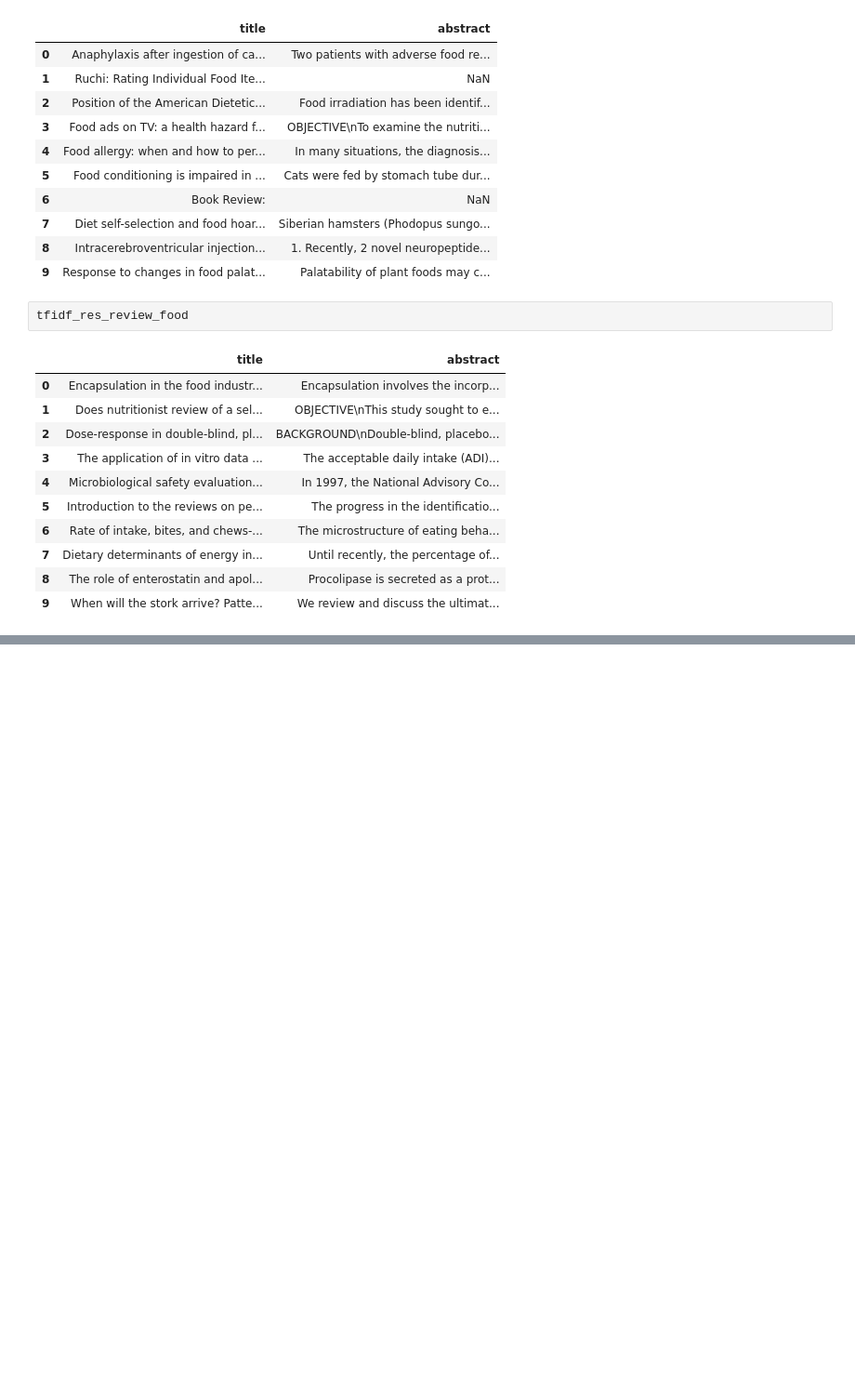
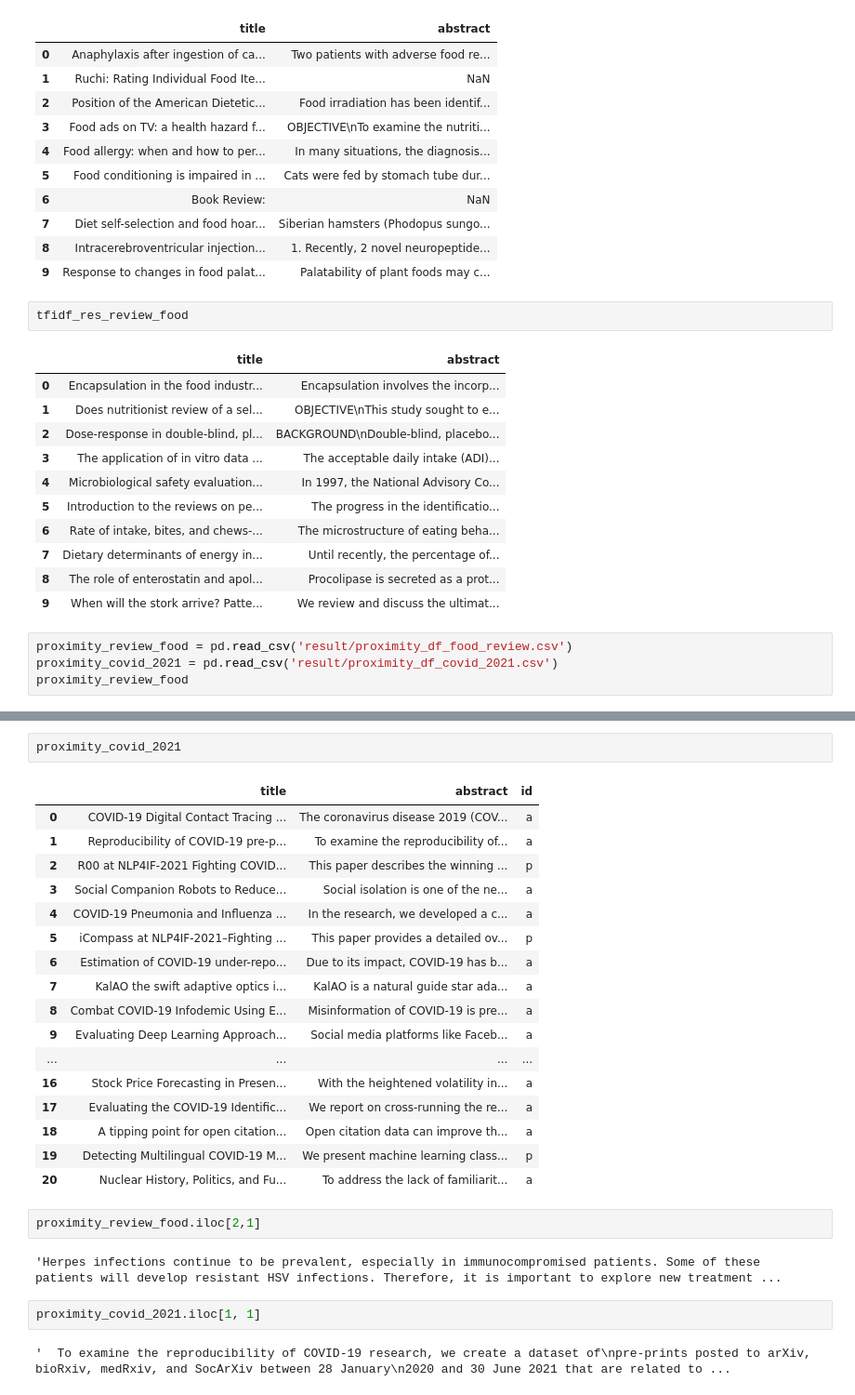
Before and after one commit to GaganSD/ttds-cw3-research-team, a Jupyter notebook: ir_eval/check_ir_result.ipynb, the cells around one changed output, grey strips where cells are left out. Shown at 93% size. Cells and saved outputs as stored; diff of their text form; blank space fills up the shorter version.

Commit message:
added phrase search and proximity search

```diff
--- a/ir_eval/check_ir_result.ipynb
+++ b/ir_eval/check_ir_result.ipynb
@@ -146,3 +146,7 @@ tfidf_res_review_food
 | 7 | Dietary determinants of energy in... | Until recently, the percentage of... |
 | 8 | The role of enterostatin and apol... | Procolipase is secreted as a prot... |
 | 9 | When will the stork arrive? Patte... | We review and discuss the ultimat... |
+# %%
+proximity_review_food = pd.read_csv('result/proximity_df_food_review.csv')
+proximity_covid_2021 = pd.read_csv('result/proximity_df_covid_2021.csv')
+proximity_review_food
@@ -148,0 +167,28 @@ tfidf_res_review_food
+# %%
+proximity_covid_2021
+# %% [output]
+|  | title | abstract | id |
+| 0 | COVID-19 Digital Contact Tracing ... | The coronavirus disease 2019 (COV... | a |
+| 1 | Reproducibility of COVID-19 pre-p... | To examine the reproducibility of... | a |
+| 2 | R00 at NLP4IF-2021 Fighting COVID... | This paper describes the winning ... | p |
+| 3 | Social Companion Robots to Reduce... | Social isolation is one of the ne... | a |
+| 4 | COVID-19 Pneumonia and Influenza ... | In the research, we developed a c... | a |
+| 5 | iCompass at NLP4IF-2021–Fighting ... | This paper provides a detailed ov... | p |
+| 6 | Estimation of COVID-19 under-repo... | Due to its impact, COVID-19 has b... | a |
+| 7 | KalAO the swift adaptive optics i... | KalAO is a natural guide star ada... | a |
+| 8 | Combat COVID-19 Infodemic Using E... | Misinformation of COVID-19 is pre... | a |
+| 9 | Evaluating Deep Learning Approach... | Social media platforms like Faceb... | a |
+| ... | ... | ... | ... |
+| 16 | Stock Price Forecasting in Presen... | With the heightened volatility in... | a |
+| 17 | Evaluating the COVID-19 Identific... | We report on cross-running the re... | a |
+| 18 | A tipping point for open citation... | Open citation data can improve th... | a |
+| 19 | Detecting Multilingual COVID-19 M... | We present machine learning class... | p |
+| 20 | Nuclear History, Politics, and Fu... | To address the lack of familiarit... | a |
+# %%
+proximity_review_food.iloc[2,1]
+# %% [output]
+'Herpes infections continue to be prevalent, especially in immunocompromised patients. Some of these patients will develop resistant HSV infections. Therefore, it is important to explore new treatment ...
+# %%
+proximity_covid_2021.iloc[1, 1]
+# %% [output]
+'  To examine the reproducibility of COVID-19 research, we create a dataset of\npre-prints posted to arXiv, bioRxiv, medRxiv, and SocArXiv between 28 January\n2020 and 30 June 2021 that are related to ...
```
Also changed, not shown: parts of 2 cells of this notebook, 8 other files.
